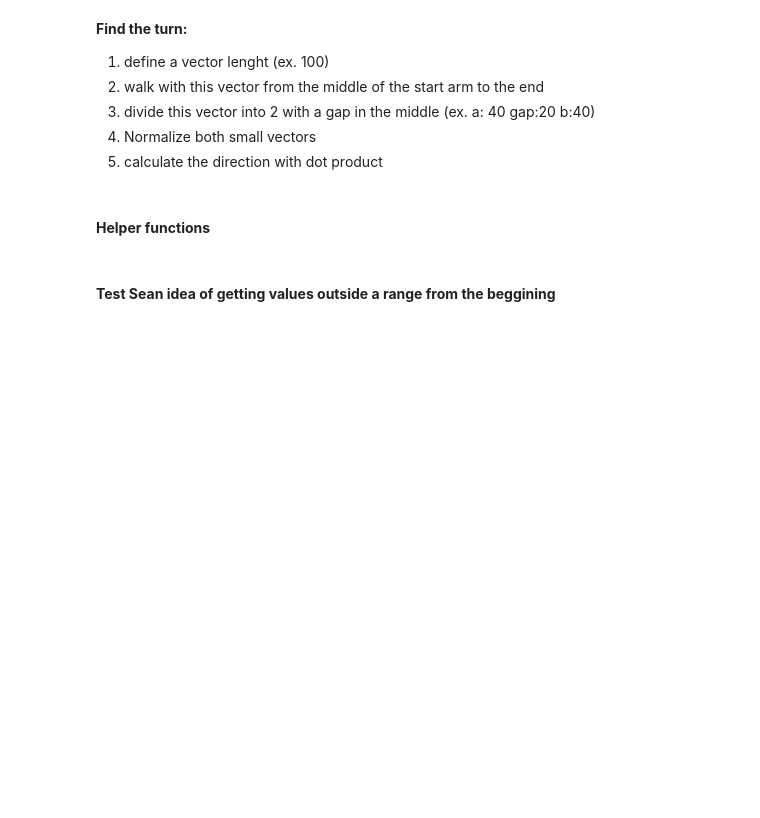
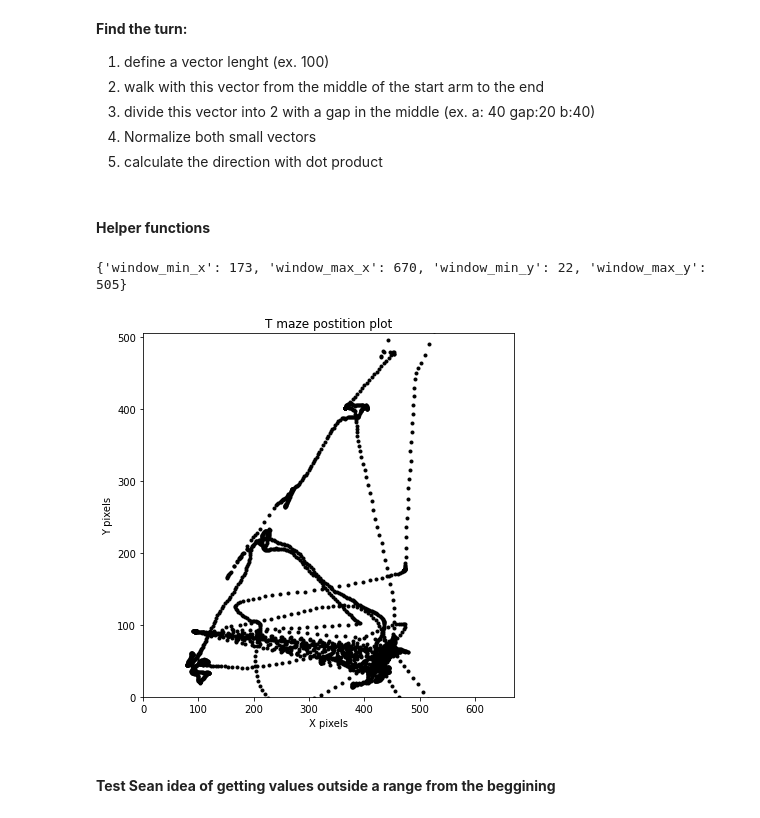
Before and after one commit to cafalchio/lfp_atn, a Jupyter notebook: ipynb/tmaze_working.ipynb, the cells around one changed output. Cells and saved outputs as stored; diff of their text form; code cells hidden in the pictures; blank space fills up the shorter version.

```diff
--- a/ipynb/tmaze_working.ipynb
+++ b/ipynb/tmaze_working.ipynb
@@ -806,11 +199,18 @@ def get_cord_inside(x,y,start):
 #         if count_dict[k]
 
 #     return x,y
-# %%
-file = '/mnt/d/Beths/CSR6/+ maze/27032018_t3/S8/27032018_CSR6_+maze_t3_.set'
-x,y = pos.get_position()
-
-start = pos.get_tmaze_start()
+# %%
+pos = RecPos(file)
+x,y = pos.get_position()
+start = pos.get_tmaze_start()
+wview = pos.get_window_view()
+print(wview)
+# %% [output]
+{'window_min_x': 173, 'window_max_x': 670, 'window_min_y': 22, 'window_max_y': 505}
+# %%
+plot_tmaze(x, y, wview, dot=True)
+# %% [output]
+[figure, added]
 # %% [markdown]
 #### **Test Sean idea of getting values outside a range from the beggining**
 # %%
```
Also changed, not shown: parts of 17 cells of this notebook, 1 other file.
